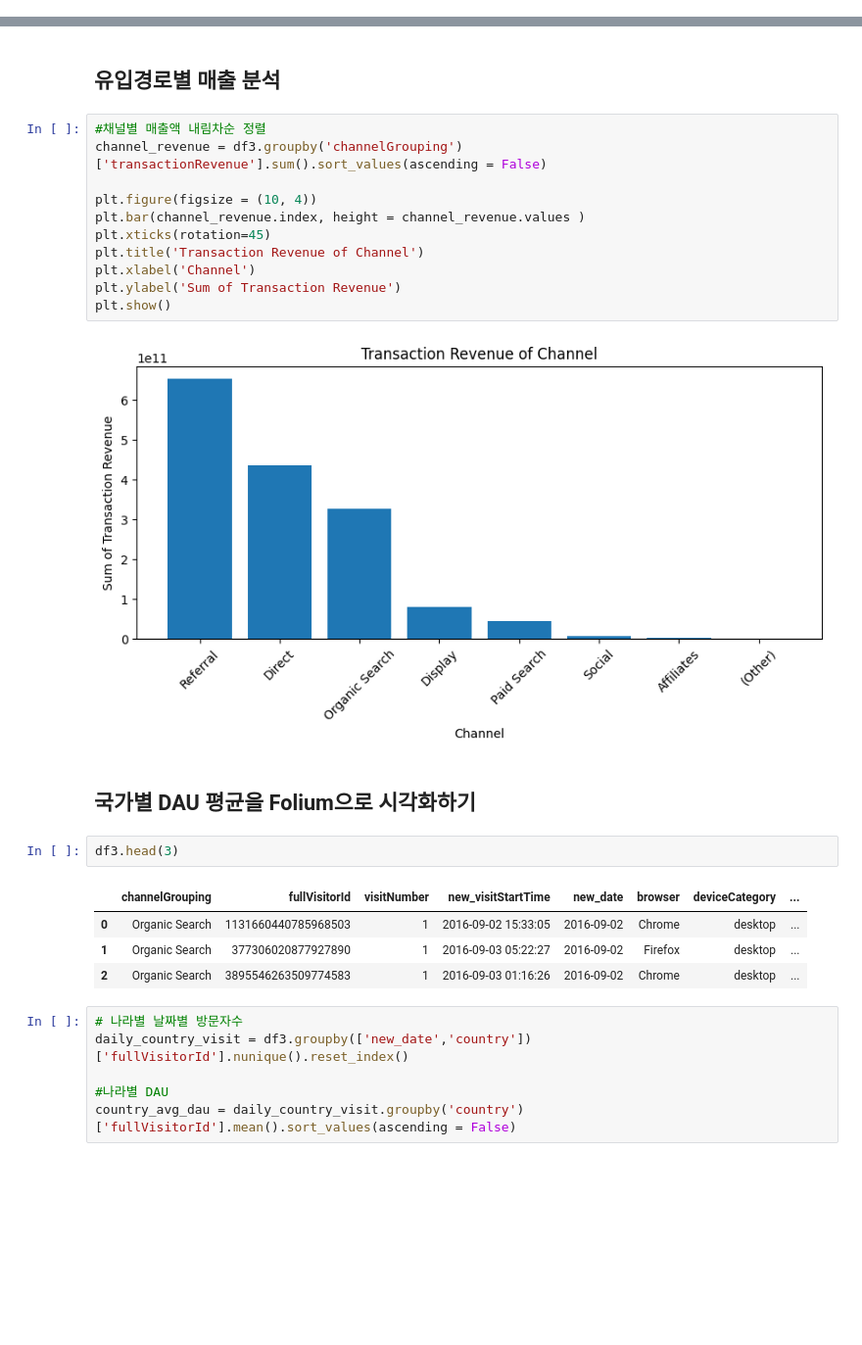
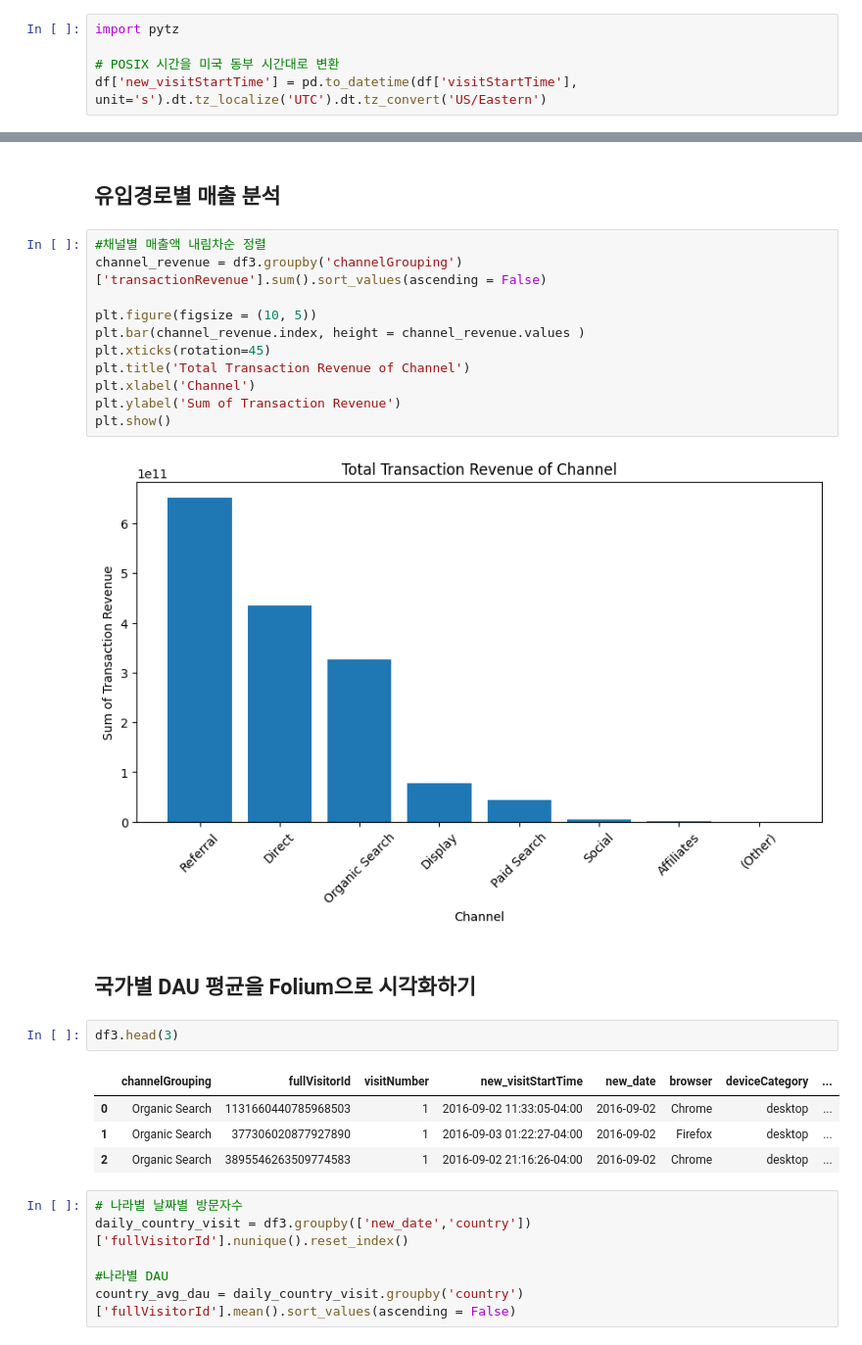
Before and after one commit to DIB-PP/-, a Jupyter notebook: project3_GA4_수경.ipynb, the cells around one changed output, grey strips where cells are left out. Shown at 98% size. Drawn from its saved outputs; the diff is of its cells as text; blank space fills up the shorter version.

```diff
--- a/project3_GA4_수경.ipynb
+++ b/project3_GA4_수경.ipynb
@@ -46,6 +47,11 @@ df.head(3)
 | 0 | Organic Search | 20160902 | {"browser": "Chrome", "browserVer... | 1131660440785968503 | {"continent": "Asia", "subContine... | 1131660440785968503_1472830385 | Not Socially Engaged | ... |
 | 1 | Organic Search | 20160902 | {"browser": "Firefox", "browserVe... | 377306020877927890 | {"continent": "Oceania", "subCont... | 377306020877927890_1472880147 | Not Socially Engaged | ... |
 | 2 | Organic Search | 20160902 | {"browser": "Chrome", "browserVer... | 3895546263509774583 | {"continent": "Europe", "subConti... | 3895546263509774583_1472865386 | Not Socially Engaged | ... |
+# %%
+import pytz
+
+# POSIX 시간을 미국 동부 시간대로 변환
+df['new_visitStartTime'] = pd.to_datetime(df['visitStartTime'], unit='s').dt.tz_localize('UTC').dt.tz_convert('US/Eastern')
 # %%
 # date컬럼 날짜 형식으로 변경
 df['new_date'] = pd.to_datetime(df['date'], format='%Y%m%d')
@@ -382,25 +438,25 @@ plt.show()
 # %%
 #채널별 매출액 내림차순 정렬
 channel_revenue = df3.groupby('channelGrouping')['transactionRevenue'].sum().sort_values(ascending = False)
 
-plt.figure(figsize = (10, 4))
+plt.figure(figsize = (10, 5))
 plt.bar(channel_revenue.index, height = channel_revenue.values )
 plt.xticks(rotation=45)
-plt.title('Transaction Revenue of Channel')
+plt.title('Total Transaction Revenue of Channel')
 plt.xlabel('Channel')
 plt.ylabel('Sum of Transaction Revenue')
 plt.show()
 # %% [output]
-[figure, old version]
+[figure, new version]
 # %% [markdown]
 ## 국가별 DAU 평균을 Folium으로 시각화하기
 # %%
 df3.head(3)
 # %% [output]
 |  | channelGrouping | fullVisitorId | visitNumber | new_visitStartTime | new_date | browser | deviceCategory | ... |
-| 0 | Organic Search | 1131660440785968503 | 1 | 2016-09-02 15:33:05 | 2016-09-02 | Chrome | desktop | ... |
-| 1 | Organic Search | 377306020877927890 | 1 | 2016-09-03 05:22:27 | 2016-09-02 | Firefox | desktop | ... |
-| 2 | Organic Search | 3895546263509774583 | 1 | 2016-09-03 01:16:26 | 2016-09-02 | Chrome | desktop | ... |
+| 0 | Organic Search | 1131660440785968503 | 1 | 2016-09-02 11:33:05-04:00 | 2016-09-02 | Chrome | desktop | ... |
+| 1 | Organic Search | 377306020877927890 | 1 | 2016-09-03 01:22:27-04:00 | 2016-09-02 | Firefox | desktop | ... |
+| 2 | Organic Search | 3895546263509774583 | 1 | 2016-09-02 21:16:26-04:00 | 2016-09-02 | Chrome | desktop | ... |
 # %%
 # 나라별 날짜별 방문자수
 daily_country_visit = df3.groupby(['new_date','country'])['fullVisitorId'].nunique().reset_index()
```
Also changed, not shown: parts of 51 cells of this notebook.
